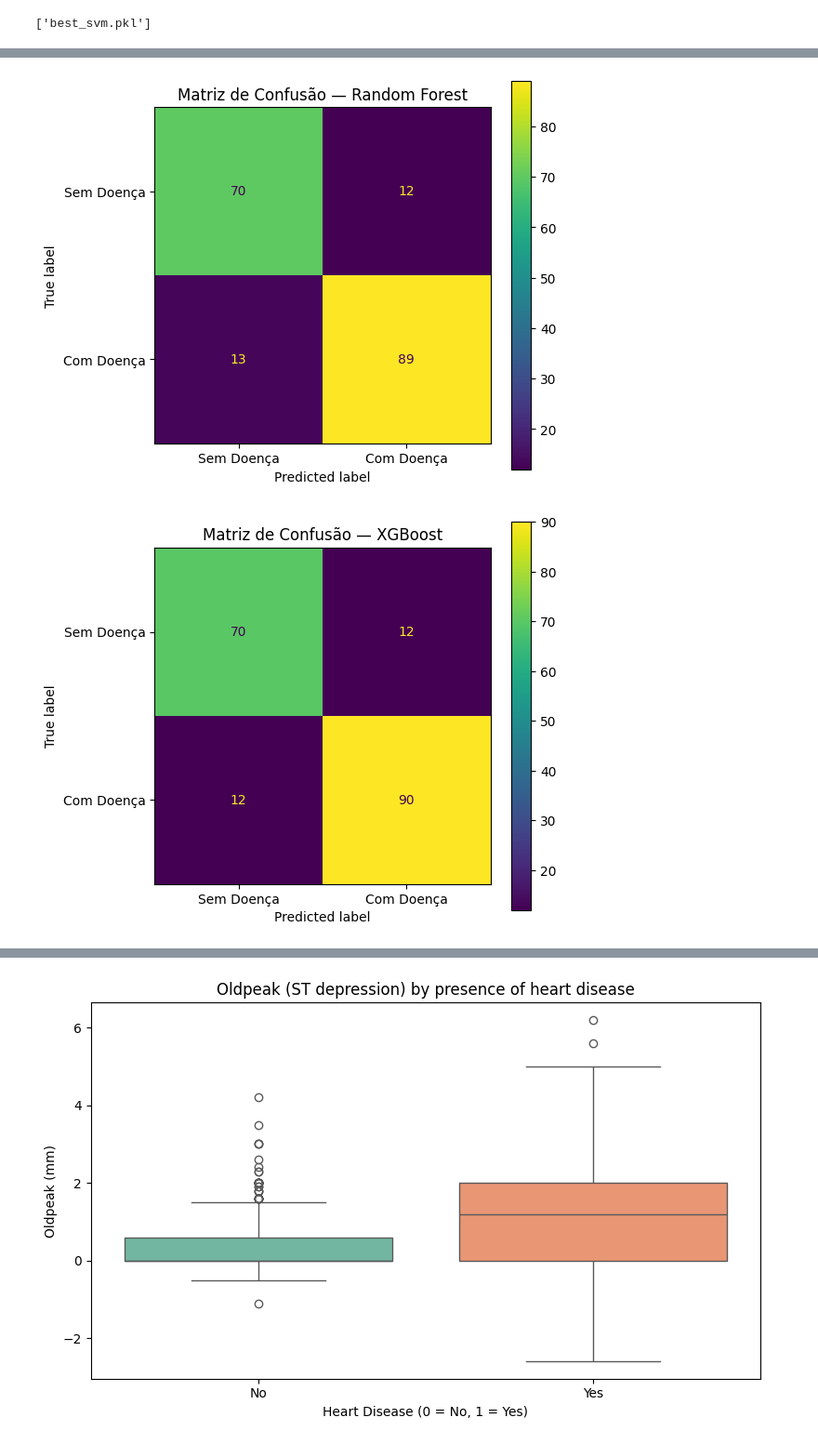
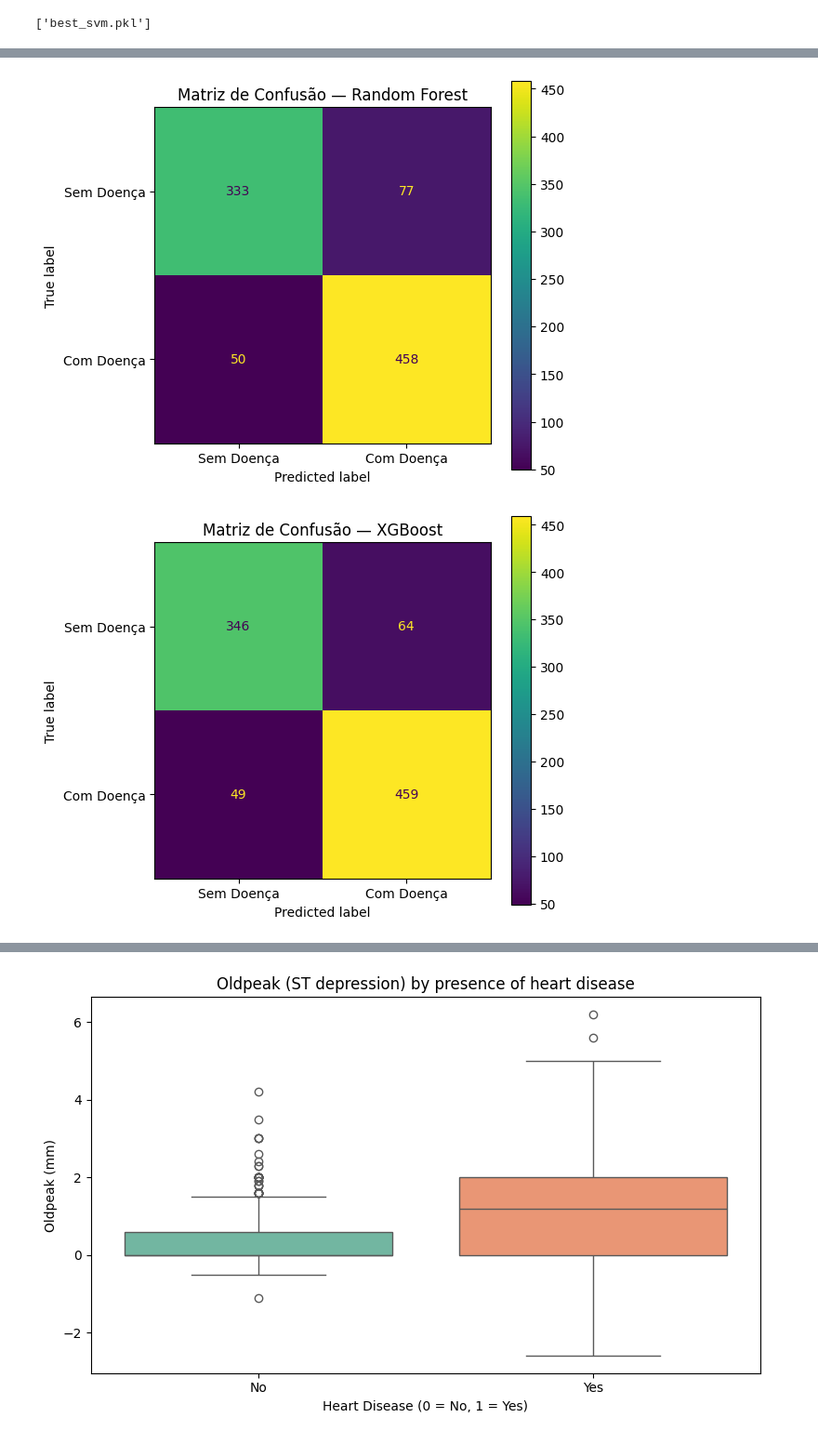
Before and after one commit to malf75/Heart-Failure-ML, a Jupyter notebook: heartdisease.ipynb, the cells around one changed output, grey strips where cells are left out. Shown at 93% size. Cells and saved outputs as stored; diff of their text form; code cells hidden in the pictures.

Commit message:
refactor: voltando para o uso de cross validation ao invés de hold out

```diff
--- a/heartdisease.ipynb
+++ b/heartdisease.ipynb
@@ -291,17 +263,17 @@ grid_xgb = GridSearchCV(
     verbose=1
 )
 
-grid_xgb.fit(X_train,y_train)
+grid_xgb.fit(X,y)
 
 print(f"Melhor Score (AUC): {grid_xgb.best_score_:.4f}")
 print(f"Melhores Parâmetros: {grid_xgb.best_params_}")
 
 model3 = grid_xgb.best_estimator_
 
-auc_scores = cross_val_score(model3, X_train, y_train, cv=10, scoring='roc_auc')
-acc_scores = cross_val_score(model3, X_train, y_train, cv=10, scoring='accuracy')
-recall_scores = cross_val_score(model3, X_train, y_train, cv=10, scoring='recall')
-f1_scores = cross_val_score(model3, X_train, y_train, cv=10, scoring='f1')
+auc_scores = cross_val_score(model3, X, y, cv=10, scoring='roc_auc')
+acc_scores = cross_val_score(model3, X, y, cv=10, scoring='accuracy')
+recall_scores = cross_val_score(model3, X, y, cv=10, scoring='recall')
+f1_scores = cross_val_score(model3, X, y, cv=10, scoring='f1')
 
 print("XGBoost AUC-ROC (10-fold):", auc_scores.mean().round(4), "±", auc_scores.std().round(4))
 print("Accuracy:", acc_scores.mean().round(4))
@@ -353,17 +312,17 @@ grid_svm = GridSearchCV(
     verbose=1
 )
 
-grid_svm.fit(X_train, y_train)
+grid_svm.fit(X, y)
 
 print(f"Melhor Score (AUC): {grid_svm.best_score_:.4f}")
 print(f"Melhores Parâmetros: {grid_svm.best_params_}")
 
 model4 = grid_svm.best_estimator_
 
-auc_scores = cross_val_score(model4, X_train, y_train, cv=10, scoring='roc_auc')
-acc_scores = cross_val_score(model4, X_train, y_train, cv=10, scoring='accuracy')
-recall_scores = cross_val_score(model4, X_train, y_train, cv=10, scoring='recall')
-f1_scores = cross_val_score(model4, X_train, y_train, cv=10, scoring='f1')
+auc_scores = cross_val_score(model4, X, y, cv=10, scoring='roc_auc')
+acc_scores = cross_val_score(model4, X, y, cv=10, scoring='accuracy')
+recall_scores = cross_val_score(model4, X, y, cv=10, scoring='recall')
+f1_scores = cross_val_score(model4, X, y, cv=10, scoring='f1')
 
 print("SVM AUC-ROC (10-fold):", auc_scores.mean().round(4), "±", auc_scores.std().round(4))
 print("Accuracy:", acc_scores.mean().round(4))
@@ -407,7 +353,7 @@ results = []
 names = []
 
 for name, model in [('Logistic Regression', model1), ('Random Forest', model2), ('XGB', model3), ('SVM', model4)]:
-    cv_results = cross_val_score(model, X_train, y_train, cv=10, scoring='roc_auc')
+    cv_results = cross_val_score(model, X, y, cv=10, scoring='roc_auc')
     results.append(cv_results)
     names.append(name)
 
@@ -436,14 +381,0 @@ plt.show()
-# %%
-print("\n=== Desempenho FINAL no Conjunto de Teste (Hold-out 20%) ===\n")
-
-for name, model in [('Logistic Regression', model1), ('Random Forest', model2), ('XGBoost', model3), ('SVM', model4)]:
-    y_pred_test = model.predict(X_test)
-    y_proba_test = model.predict_proba(X_test)[:, 1]
-
-    from sklearn.metrics import roc_auc_score, accuracy_score, recall_score, f1_score
-
-    print(f"{name}:")
-    print(f"  AUC-ROC:    {roc_auc_score(y_test, y_proba_test):.4f}")
-    print(f"  Accuracy:   {accuracy_score(y_test, y_pred_test):.4f}")
-    print(f"  Recall:     {recall_score(y_test, y_pred_test):.4f}")
-    print(f"  F1-score:   {f1_score(y_test, y_pred_test):.4f}\n")
@@ -468,8 +382,9 @@ Random Forest:
 # %%
 skf = StratifiedKFold(n_splits=10, shuffle=True, random_state=42)
 
-for name, model_pred in [('Logistic Regression', y_pred_model1), ('Random Forest', y_pred_model2), ('XGBoost', y_pred_model3), ('SVM', y_pred_model4)]:
-    conf_matrix_total = confusion_matrix(y_test, model_pred)
+for name, model in [('Logistic Regression', model1), ('Random Forest', model2), ('XGBoost', model3), ('SVM', model4)]:
+    y_pred = cross_val_predict(model, X, y, cv=skf)
+    conf_matrix_total = confusion_matrix(y, y_pred)
 
     plt.figure(figsize=(6, 5))
     disp = ConfusionMatrixDisplay(confusion_matrix=conf_matrix_total,
@@ -485,2 +400,2 @@ for name, model_pred in [('Logistic Regression', y_pred_model1), ('Random Forest
-[figure, old version]
+[figure, new version]
-[figure, old version]
+[figure, new version]
```
Also changed, not shown: parts of 17 cells of this notebook, 16 other files.
